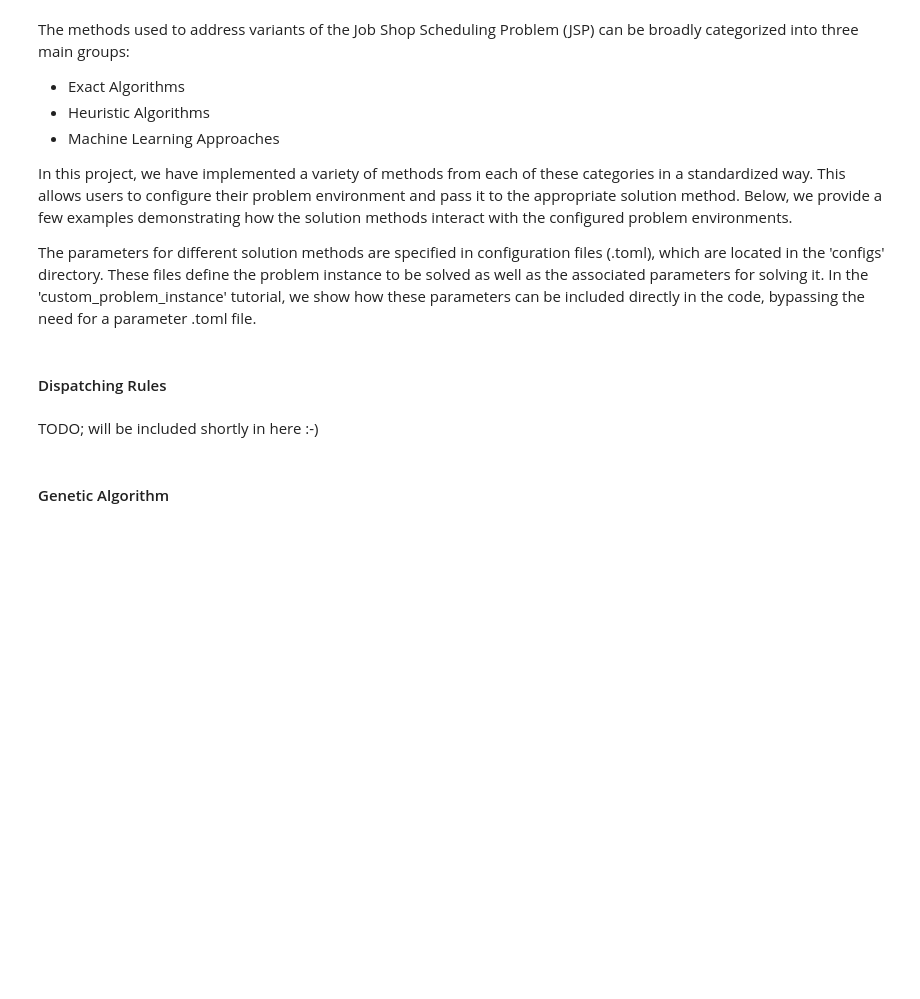
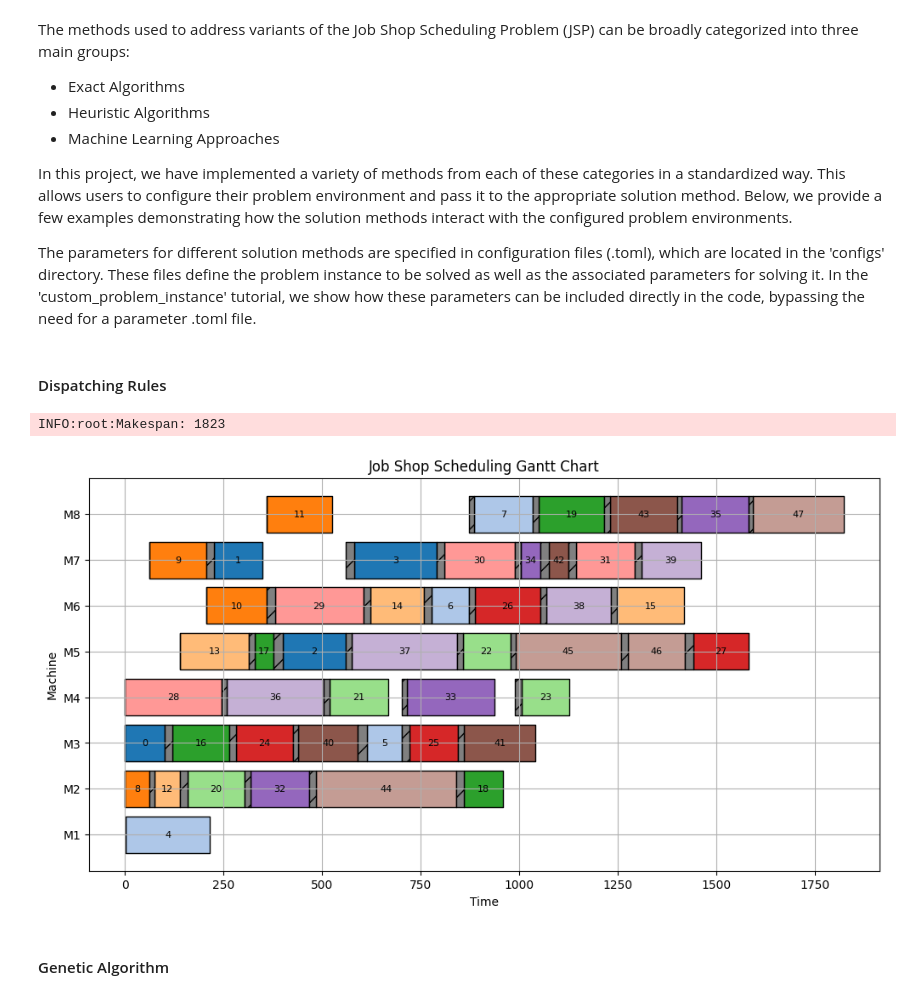
Before and after one commit to ai-for-decision-making-tue/Job_Shop_Scheduling_Benchmark_Environments_and_Instances, a Jupyter notebook: tutorial_benchmark_environment.ipynb, the cells around one changed output. Drawn from its saved outputs; the diff is of its cells as text; code cells hidden in the pictures; blank space fills up the shorter version.

Commit message:
include dispatching rule logic in tutorial

```diff
--- a/tutorial_benchmark_environment.ipynb
+++ b/tutorial_benchmark_environment.ipynb
@@ -107,8 +106,15 @@ In this project, we have implemented a variety of methods from each of these cat
 The parameters for different solution methods are specified in configuration files (.toml), which are located in the 'configs' directory. These files define the problem instance to be solved as well as the associated parameters for solving it. In the 'custom_problem_instance' tutorial, we show how these parameters can be included directly in the code, bypassing the need for a parameter .toml file.
 # %% [markdown]
 #### Dispatching Rules
-# %% [markdown]
-TODO; will be included shortly in here :-)
+# %%
+parameters = load_parameters("configs/dispatching_rules.toml")
+jobShopEnv = load_job_shop_env(parameters['instance'].get('problem_instance'))
+
+makespan, jobShopEnv = run_dispatching_rules(jobShopEnv, **parameters)
+plot_gantt_chart(jobShopEnv);
+# %% [output]
+INFO:root:Makespan: 1823
+[figure, added]
 # %% [markdown]
 #### Genetic Algorithm
 # %%
```
Also changed, not shown: parts of 5 cells of this notebook, 1 other file.
